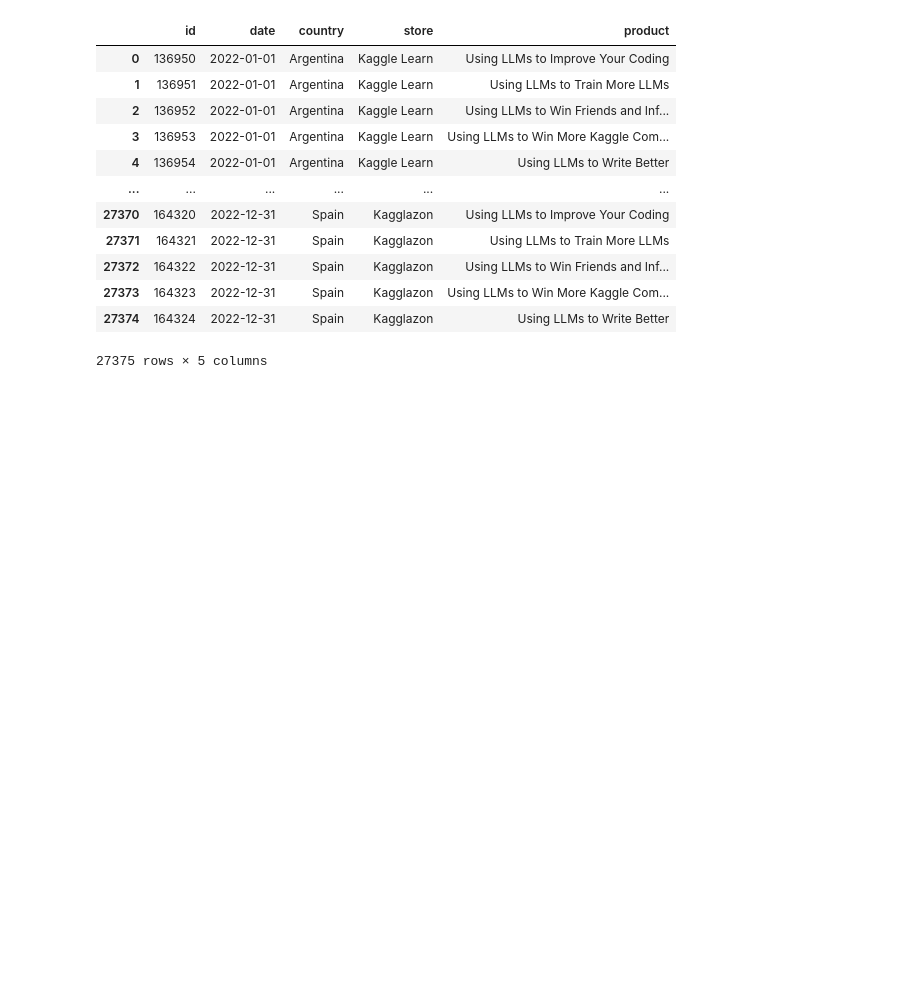
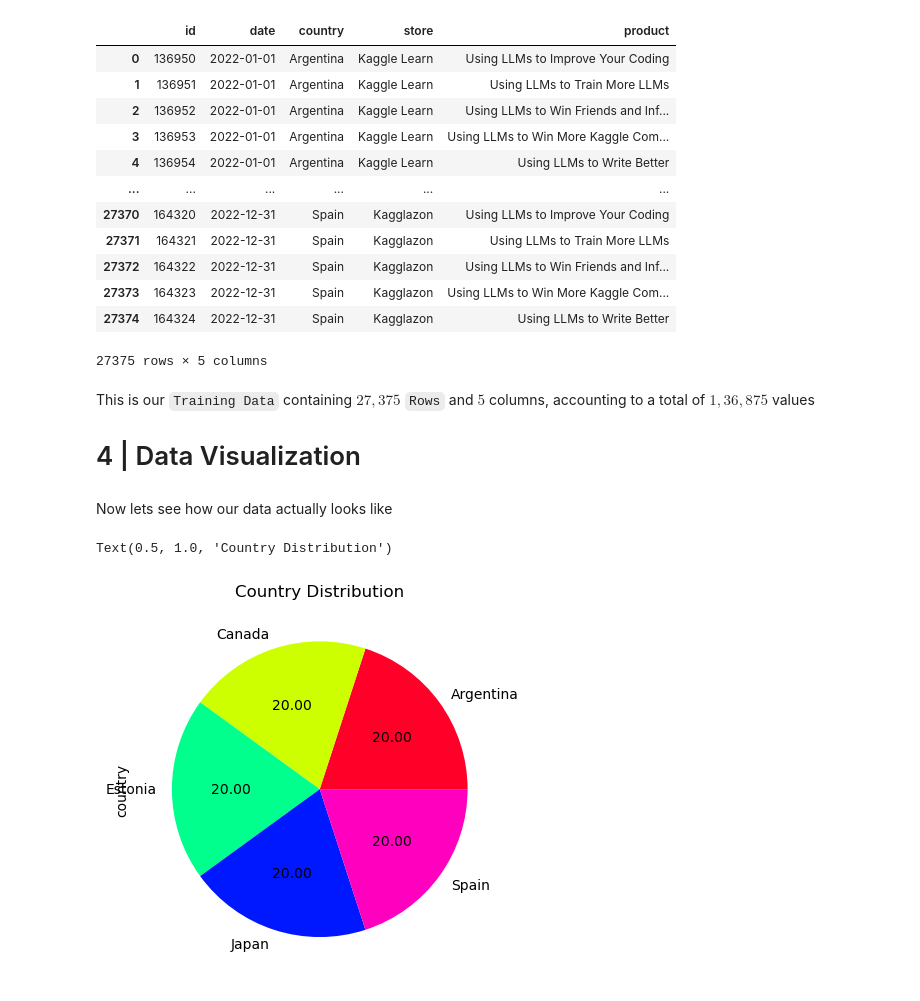
Before and after one commit to AyushSinghal9020/AyushSinghal9020, a Jupyter notebook: understanding-the-competition-s3e19.ipynb, the cells around one changed output. Drawn from its saved outputs; the diff is of its cells as text; code cells hidden in the pictures; blank space fills up the shorter version.

```diff
--- a/understanding-the-competition-s3e19.ipynb
+++ b/understanding-the-competition-s3e19.ipynb
@@ -68,3 +68,7 @@ test
 | 27373 | 164323 | 2022-12-31 | Spain | Kagglazon | Using LLMs to Win More Kaggle Com... |
 | 27374 | 164324 | 2022-12-31 | Spain | Kagglazon | Using LLMs to Write Better |
 27375 rows × 5 columns
+# %% [markdown]
+This is our `Training Data` containing $27,375$ `Rows` and $5$ columns, accounting to a total of $1,36,875$ values
+
+# 4 | Data Visualization
@@ -70,0 +77,8 @@ test
+# %% [markdown]
+Now lets see how our data actually looks like
+# %%
+train["country"].value_counts().plot(kind = "pie" , autopct = "%.2f" , cmap = "gist_rainbow")
+plt.title("Country Distribution")
+# %% [output]
+Text(0.5, 1.0, 'Country Distribution')
+[figure, added]
```
Also changed, not shown: parts of 6 cells of this notebook.
